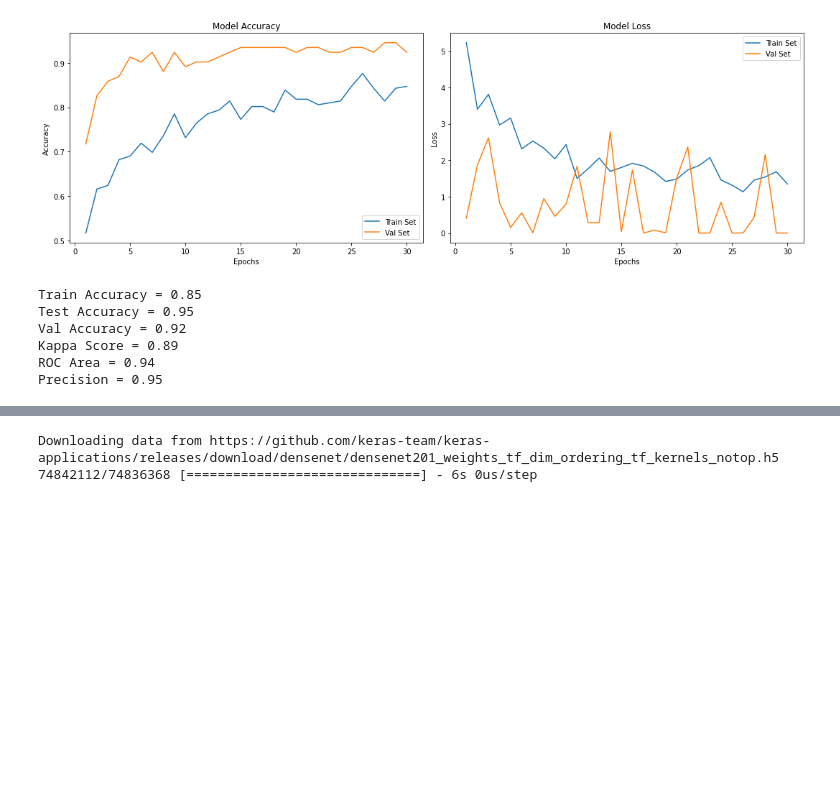
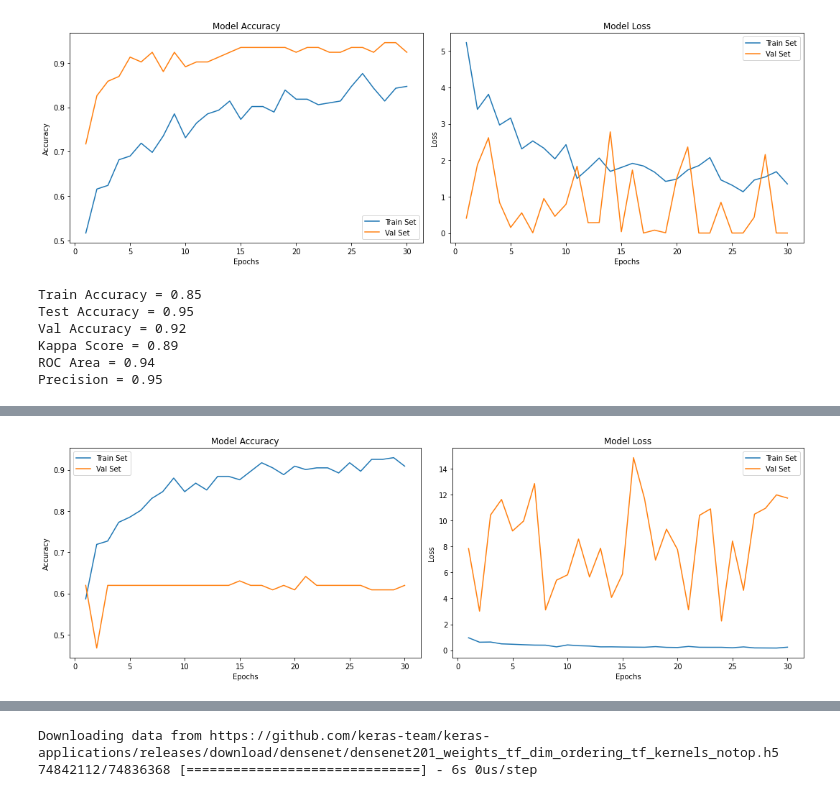
Before and after one commit to ZeynelAbidin91/DL-in-Computer-vision, a Jupyter notebook: evalution_pre-trained_networks_on_brain_tumor_dataset/evaluation_pre-trained_networks.ipynb, the cells around one changed output, grey strips where cells are left out. Drawn from its saved outputs; the diff is of its cells as text; code cells hidden in the pictures; blank space fills up the shorter version.

Commit message:
New pre-trained NNs evaluated

```diff
--- a/evalution_pre-trained_networks_on_brain_tumor_dataset/evaluation_pre-trained_networks.ipynb
+++ b/evalution_pre-trained_networks_on_brain_tumor_dataset/evaluation_pre-trained_networks.ipynb
@@ -118,7 +132,7 @@ train_generator = train_datagen.flow_from_directory(
     TRAIN_DIR,
     color_mode='rgb',
     target_size=IMG_SIZE,
-    batch_size=32,
+    batch_size=16,
     class_mode='binary',
     seed=RANDOM_SEED
 )
@@ -269,0 +329,7 @@ Precision = 0.95
+# %%
+history_vgg19 = model_vgg19.fit(
+    train_generator,
+    steps_per_epoch=len(train_generator),
+    epochs=EPOCHS,
+    validation_data=validation_generator,
+    validation_steps=len(validation_generator))
@@ -269,0 +354,30 @@ Precision = 0.95
+# %%
+# plot model performance
+acc = history_vgg19.history['accuracy']
+val_acc = history_vgg19.history['val_accuracy']
+loss = history_vgg19.history['loss']
+val_loss = history_vgg19.history['val_loss']
+epochs_range = range(1, len(history_dense.epoch) + 1)
+
+plt.figure(figsize=(15,5))
+
+plt.subplot(1, 2, 1)
+plt.plot(epochs_range, acc, label='Train Set')
+plt.plot(epochs_range, val_acc, label='Val Set')
+plt.legend(loc="best")
+plt.xlabel('Epochs')
+plt.ylabel('Accuracy')
+plt.title('Model Accuracy')
+
+plt.subplot(1, 2, 2)
+plt.plot(epochs_range, loss, label='Train Set')
+plt.plot(epochs_range, val_loss, label='Val Set')
+plt.legend(loc="best")
+plt.xlabel('Epochs')
+plt.ylabel('Loss')
+plt.title('Model Loss')
+
+plt.tight_layout()
+plt.show()
+# %% [output]
+[figure, added]
```
Also changed, not shown: parts of 53 cells of this notebook.
